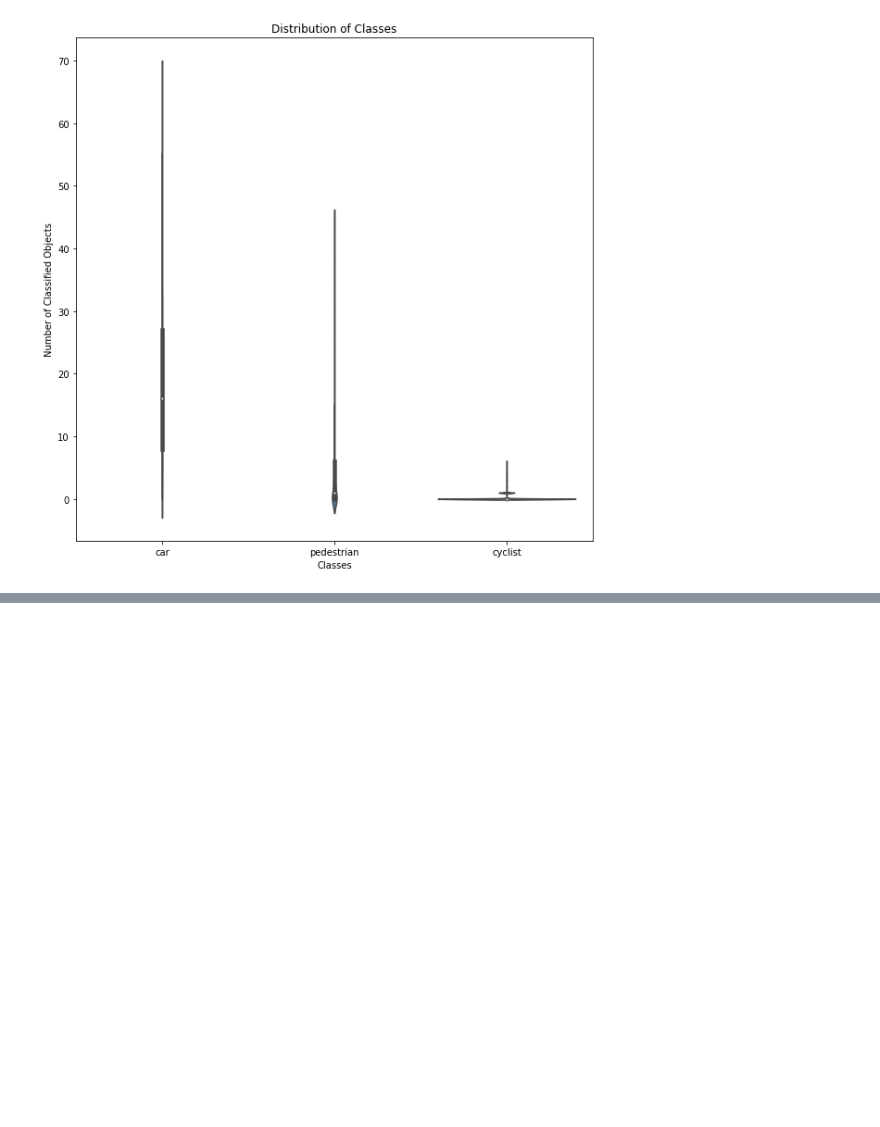
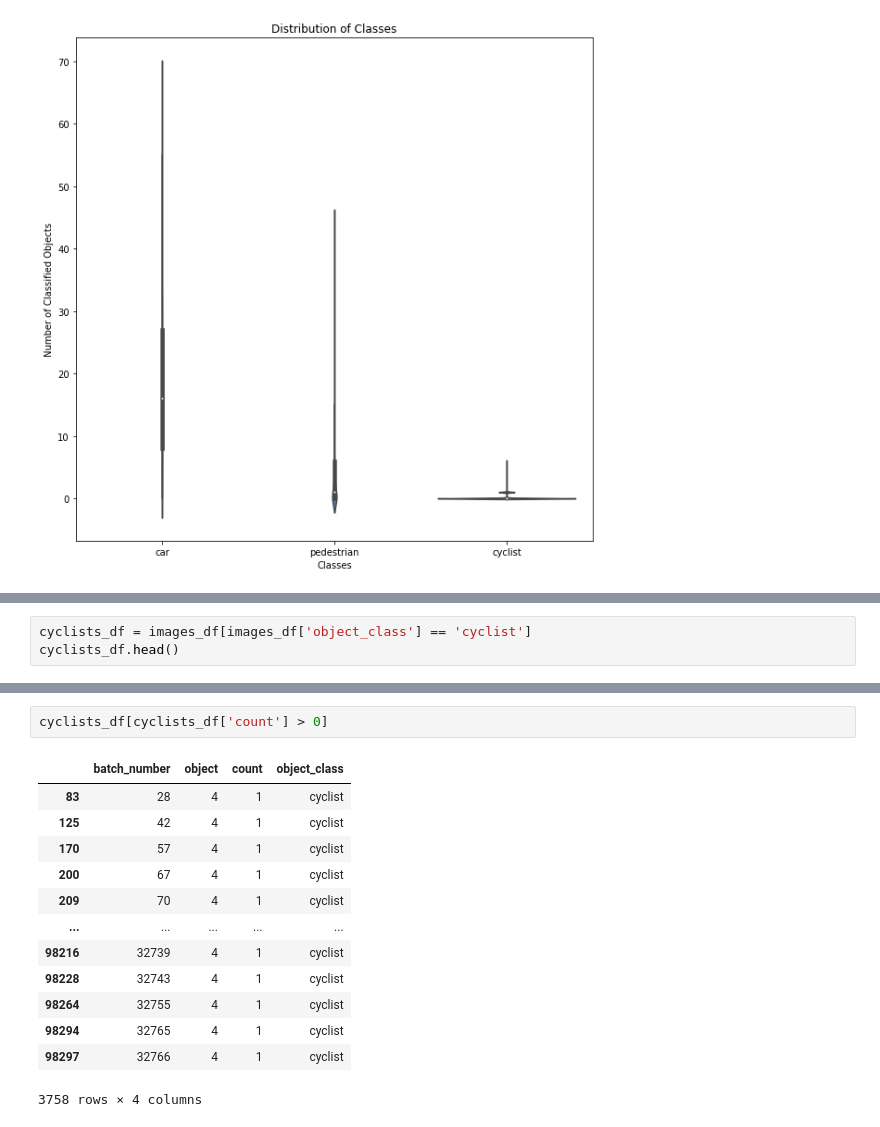
Before and after one commit to r3dlex/nd013-c1-vision-starter, a Jupyter notebook: Exploratory Data Analysis.ipynb, the cells around one changed output, grey strips where cells are left out. Cells and saved outputs as stored; diff of their text form; blank space fills up the shorter version.

```diff
--- a/Exploratory Data Analysis.ipynb
+++ b/Exploratory Data Analysis.ipynb
@@ -202,0 +217,3 @@ ax_cars.set(xlabel='Number of Objects from Class', ylabel='Count', title='Distri
+# %%
+cyclists_df = images_df[images_df['object_class'] == 'cyclist']
+cyclists_df.head()
@@ -202,0 +227,16 @@ ax_cars.set(xlabel='Number of Objects from Class', ylabel='Count', title='Distri
+# %%
+cyclists_df[cyclists_df['count'] > 0]
+# %% [output]
+|  | batch_number | object | count | object_class |
+| 83 | 28 | 4 | 1 | cyclist |
+| 125 | 42 | 4 | 1 | cyclist |
+| 170 | 57 | 4 | 1 | cyclist |
+| 200 | 67 | 4 | 1 | cyclist |
+| 209 | 70 | 4 | 1 | cyclist |
+| ... | ... | ... | ... | ... |
+| 98216 | 32739 | 4 | 1 | cyclist |
+| 98228 | 32743 | 4 | 1 | cyclist |
+| 98264 | 32755 | 4 | 1 | cyclist |
+| 98294 | 32765 | 4 | 1 | cyclist |
+| 98297 | 32766 | 4 | 1 | cyclist |
+3758 rows × 4 columns
```
Also changed, not shown: parts of 12 cells of this notebook, 39 other files.
